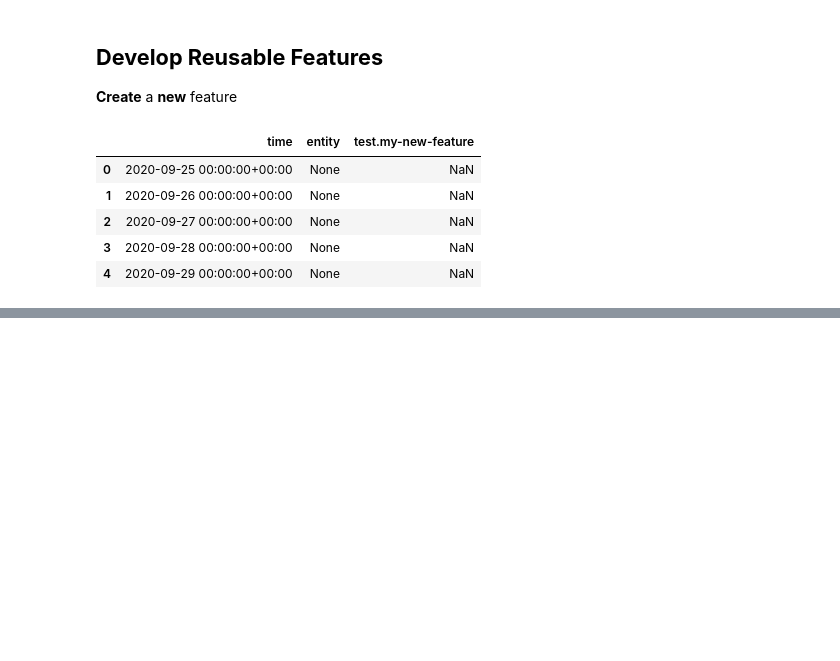
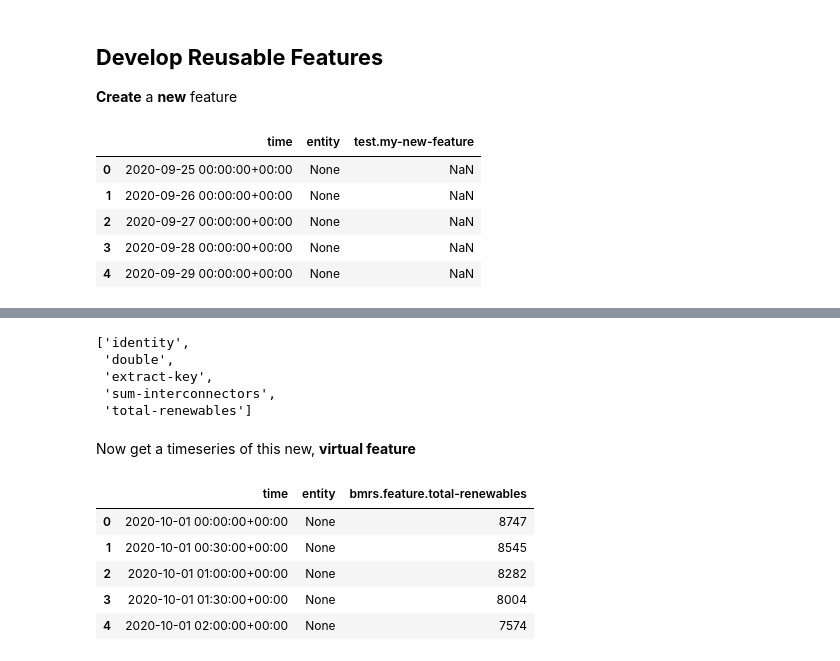
Before and after one commit to bytehub-ai/code-examples, a Jupyter notebook: bytehub_demo.ipynb, the cells around one changed output, grey strips where cells are left out. Drawn from its saved outputs; the diff is of its cells as text; code cells hidden in the pictures; blank space fills up the shorter version.

Commit message:
Added virtual feature example

```diff
--- a/bytehub_demo.ipynb
+++ b/bytehub_demo.ipynb
@@ -212,0 +235,12 @@ Build **new** features out of **old**
+# %%
+def total_renewable(x):
+  return x.get('biomass', 0) + x.get('npshyd', 0) + x.get('wind', 0)
+
+fs.create_transform('total-renewables', func=total_renewable)
+fs.list_transforms()
+# %% [output]
+['identity',
+ 'double',
+ 'extract-key',
+ 'sum-interconnectors',
+ 'total-renewables']
@@ -212,0 +249,11 @@ Build **new** features out of **old**
+# %% [markdown]
+Now get a timeseries of this new, **virtual feature**
+# %%
+fs.get_timeseries('bmrs.feature.total-renewables', from_date='2020-10-01', to_date='2020-10-02', freq='30min').head()
+# %% [output]
+|  | time | entity | bmrs.feature.total-renewables |
+| 0 | 2020-10-01 00:00:00+00:00 | None | 8747 |
+| 1 | 2020-10-01 00:30:00+00:00 | None | 8545 |
+| 2 | 2020-10-01 01:00:00+00:00 | None | 8282 |
+| 3 | 2020-10-01 01:30:00+00:00 | None | 8004 |
+| 4 | 2020-10-01 02:00:00+00:00 | None | 7574 |
```
Also changed, not shown: parts of 13 cells of this notebook.
